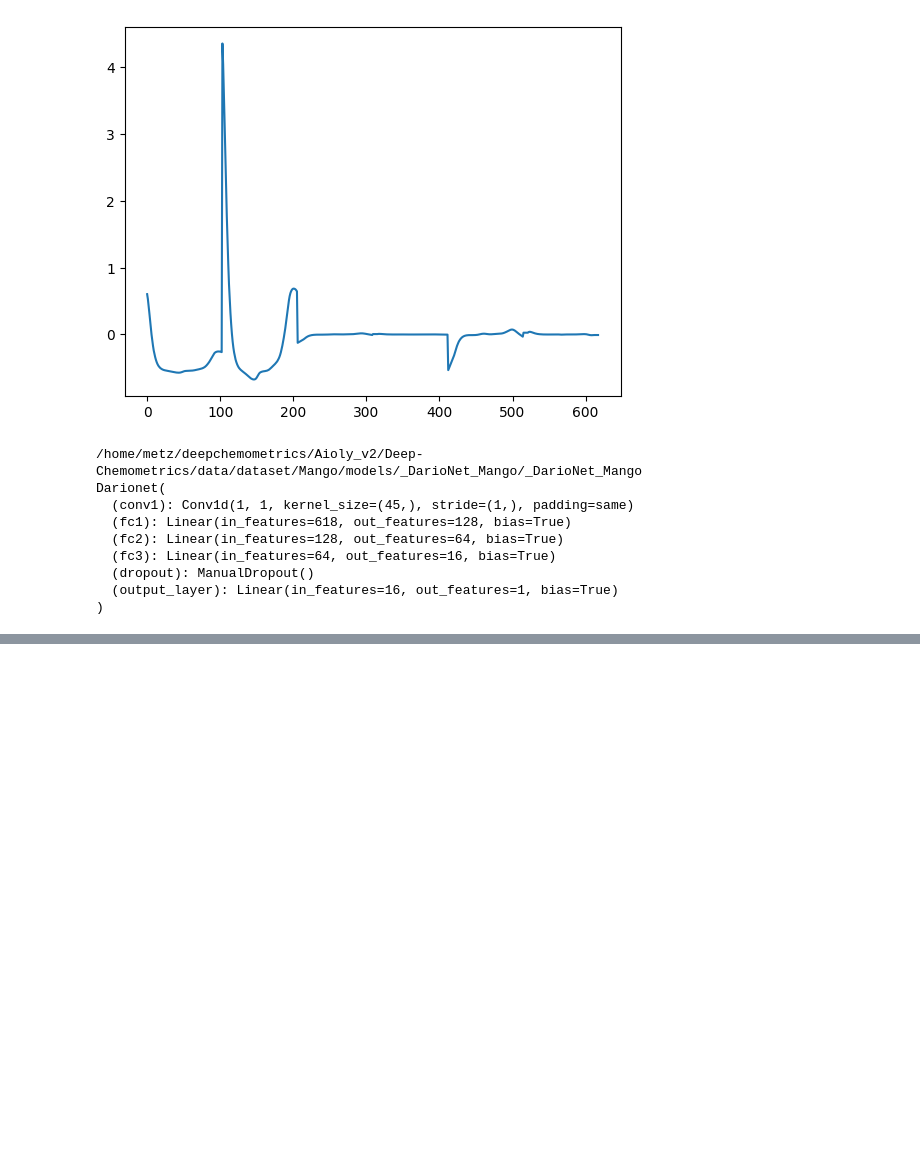
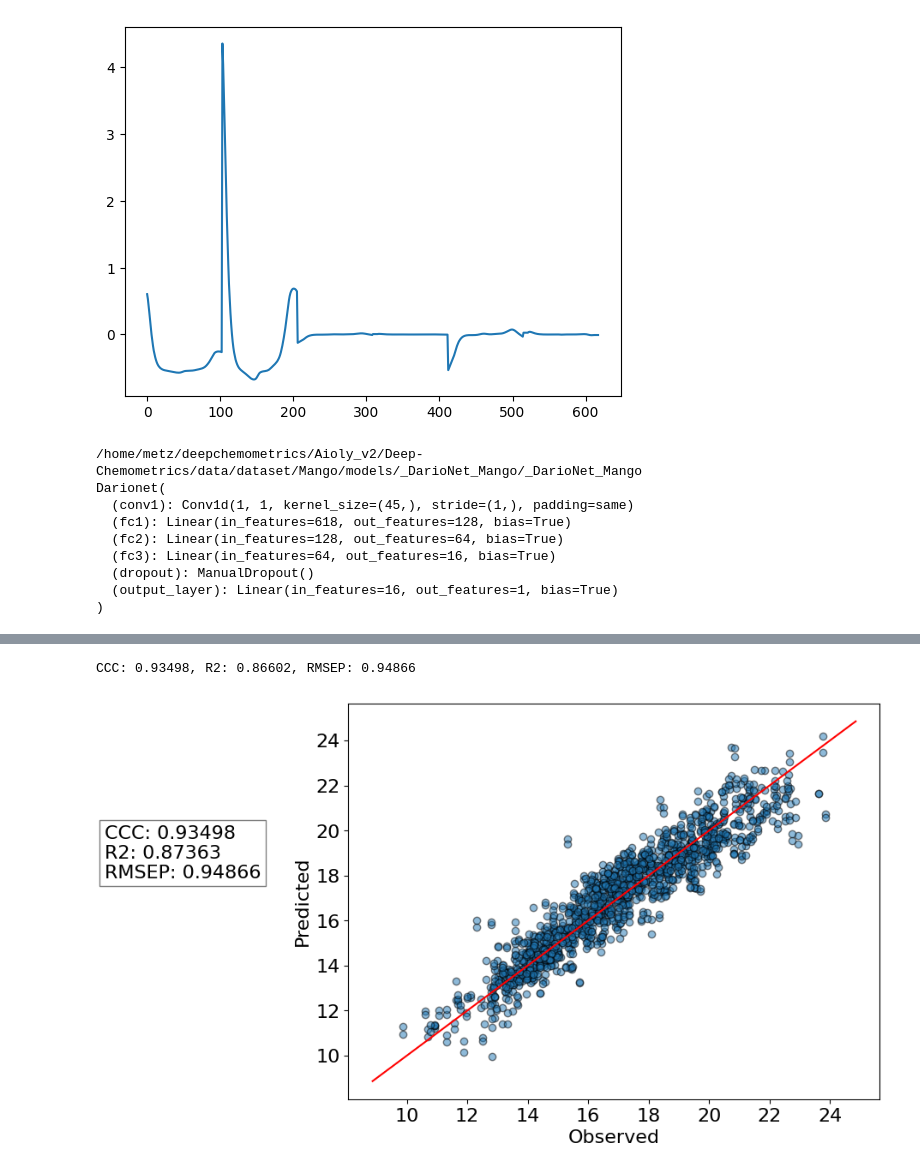
Before and after one commit to TEAM-AIOLY/Deep-Chemometrics, a Jupyter notebook: Uncertainty_Mango_dataset.ipynb, the cells around one changed output, grey strips where cells are left out. Saved outputs shown, nothing was run; the diff lists cells and outputs as text; code cells hidden in the pictures; blank space fills up the shorter version.

```diff
--- a/Uncertainty_Mango_dataset.ipynb
+++ b/Uncertainty_Mango_dataset.ipynb
@@ -248,6 +272,8 @@ train_losses, val_losses,val_r2_scores, final_path =train(model, optimizer, crit
 # %%
-print(max(val_r2_scores))
-utils.test(model,final_path,test_loader)
+utils.test(model,"data/dataset/Mango/models/_CuiNet_Mango/_CuiNet_Mango_best.pth",test_loader)
+# %% [output]
+CCC: 0.93498, R2: 0.86602, RMSEP: 0.94866
+[figure, added]
 # %%
 # création d'une boucle de prédiction pour réalisation du MC dropout
 model.eval()
```
Also changed, not shown: parts of 8 cells of this notebook, 1 other file.
